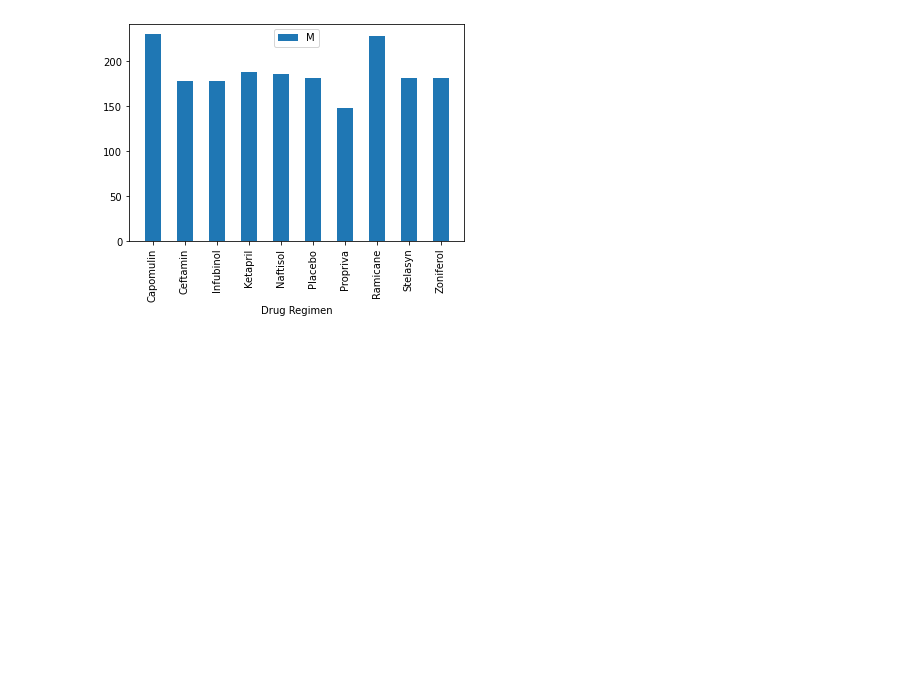
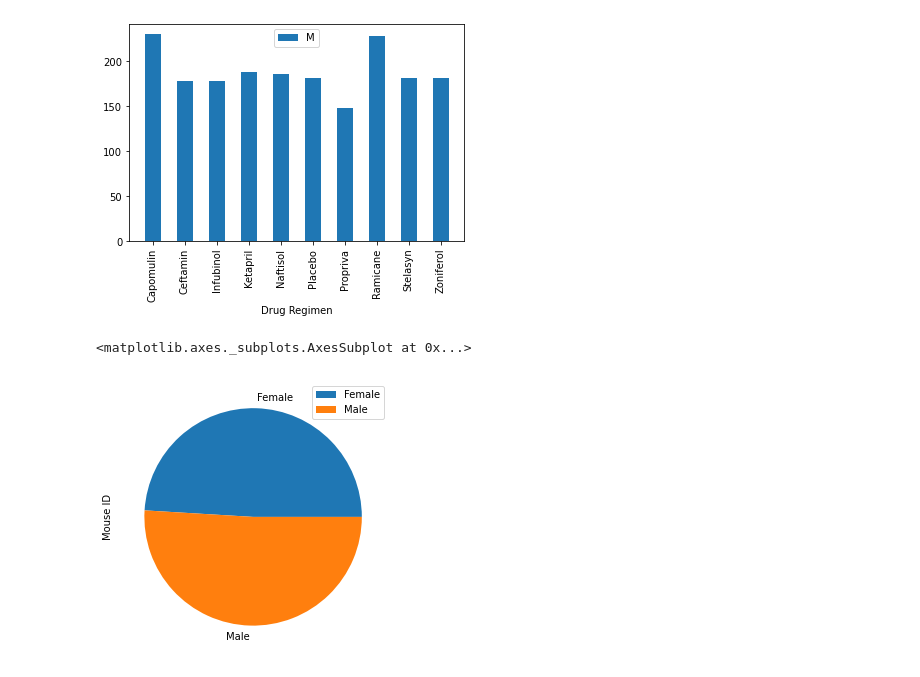
Before and after one commit to LongPatrol/Matplotlib, a Jupyter notebook: pymaceuticals.ipynb, the cells around one changed output. Cells and saved outputs as stored; diff of their text form; code cells hidden in the pictures; blank space fills up the shorter version.

Commit message:
Added pie chart via pandas.

```diff
--- a/pymaceuticals.ipynb
+++ b/pymaceuticals.ipynb
@@ -145,6 +145,13 @@ plt.legend("Measurement Count", loc='upper center')
 [figure]
 # %%
 # Generate a pie plot showing the distribution of female versus male mice using pandas
+groups_sex = combined_data.groupby('Sex')
+groups_sex_counts = groups_sex.count()
+groups_sex_counts
+groups_sex_counts.plot.pie(y="Mouse ID", figsize=(5,5))
+# %% [output]
+<matplotlib.axes._subplots.AxesSubplot at 0x...>
+[figure, added]
 # %%
 # Generate a pie plot showing the distribution of female versus male mice using pyplot
 # %%
```
